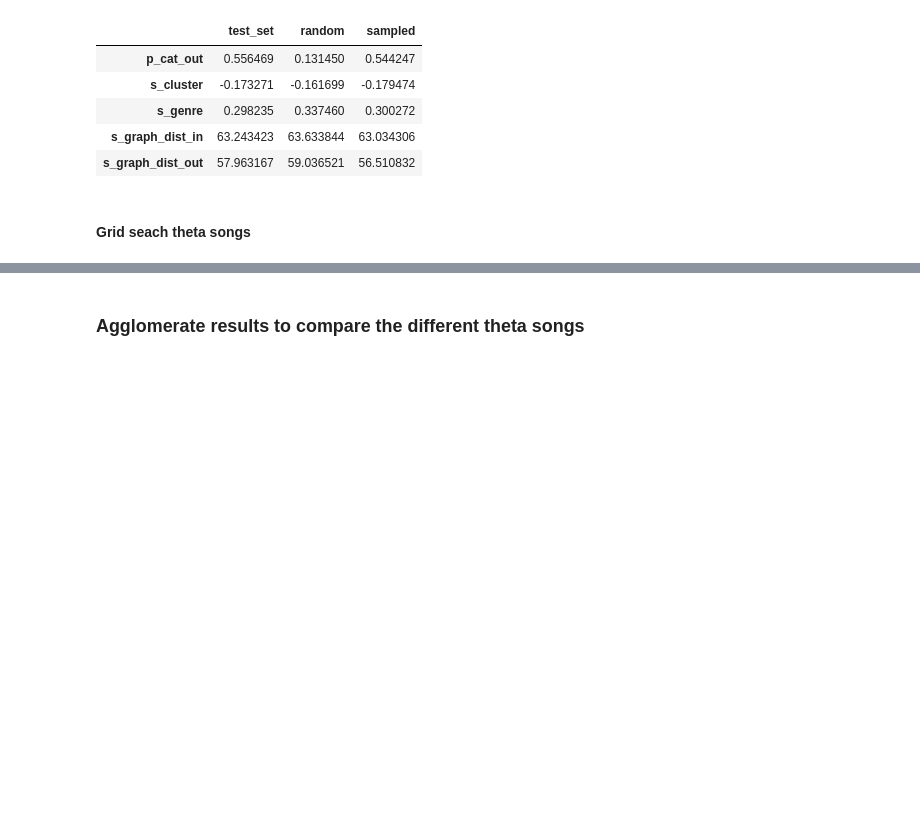
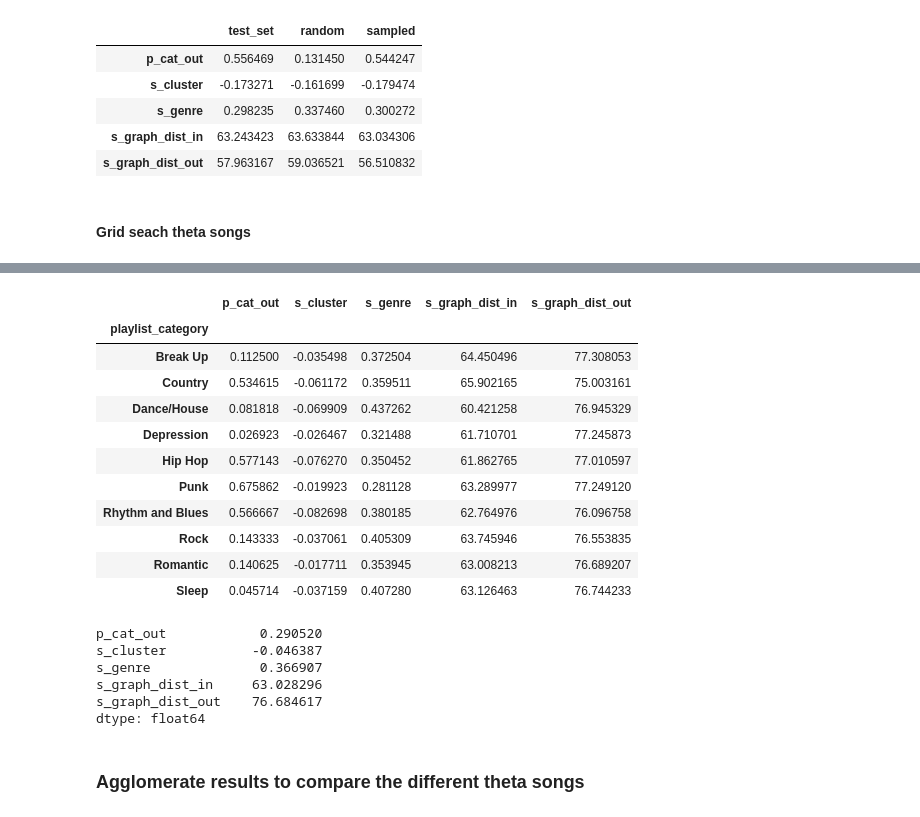
Before and after one commit to kikohs/recog, a Jupyter notebook: notebook/Rec sys.ipynb, the cells around one changed output, grey strips where cells are left out. Cells and saved outputs as stored; diff of their text form; code cells hidden in the pictures; blank space fills up the shorter version.

```diff
--- a/notebook/Rec sys.ipynb
+++ b/notebook/Rec sys.ipynb
@@ -793,0 +871,3 @@ print 'Best theta song:', exp2_d['theta_song']
+# %%
+exp2_theta_s = 100
+data_path = os.path.join(EXPERIMENT_DIR2, 'exp2_theta_s_' + str(exp2_theta_s))
@@ -793,0 +880,5 @@ print 'Best theta song:', exp2_d['theta_song']
+# %%
+d = np.load(data_path + '.npz')
+A_theta_s100 = d['A']
+B_theta_s100 = d['B']
+exp2_theta_s100 = run_validation(data_path, A_theta_s100, B_theta_s100, sample_size=0, only_test_set=True)
@@ -794,3 +887,27 @@ print 'Best theta song:', exp2_d['theta_song']
+# %%
+exp2_theta_s100
+# %% [output]
+|  | p_cat_out | s_cluster | s_genre | s_graph_dist_in | s_graph_dist_out |
+| playlist_category |  |  |  |  |  |
+| Break Up | 0.112500 | -0.035498 | 0.372504 | 64.450496 | 77.308053 |
+| Country | 0.534615 | -0.061172 | 0.359511 | 65.902165 | 75.003161 |
+| Dance/House | 0.081818 | -0.069909 | 0.437262 | 60.421258 | 76.945329 |
+| Depression | 0.026923 | -0.026467 | 0.321488 | 61.710701 | 77.245873 |
+| Hip Hop | 0.577143 | -0.076270 | 0.350452 | 61.862765 | 77.010597 |
+| Punk | 0.675862 | -0.019923 | 0.281128 | 63.289977 | 77.249120 |
+| Rhythm and Blues | 0.566667 | -0.082698 | 0.380185 | 62.764976 | 76.096758 |
+| Rock | 0.143333 | -0.037061 | 0.405309 | 63.745946 | 76.553835 |
+| Romantic | 0.140625 | -0.017711 | 0.353945 | 63.008213 | 76.689207 |
+| Sleep | 0.045714 | -0.037159 | 0.407280 | 63.126463 | 76.744233 |
+# %%
+exp2_theta_s100.mean()
+# %% [output]
+p_cat_out            0.290520
+s_cluster           -0.046387
+s_genre              0.366907
+s_graph_dist_in     63.028296
+s_graph_dist_out    76.684617
+dtype: float64
 # %% [markdown]
 ### Agglomerate results to compare the different theta songs
 # %% [markdown]
```
Also changed, not shown: parts of 21 cells of this notebook, 1 other file.
